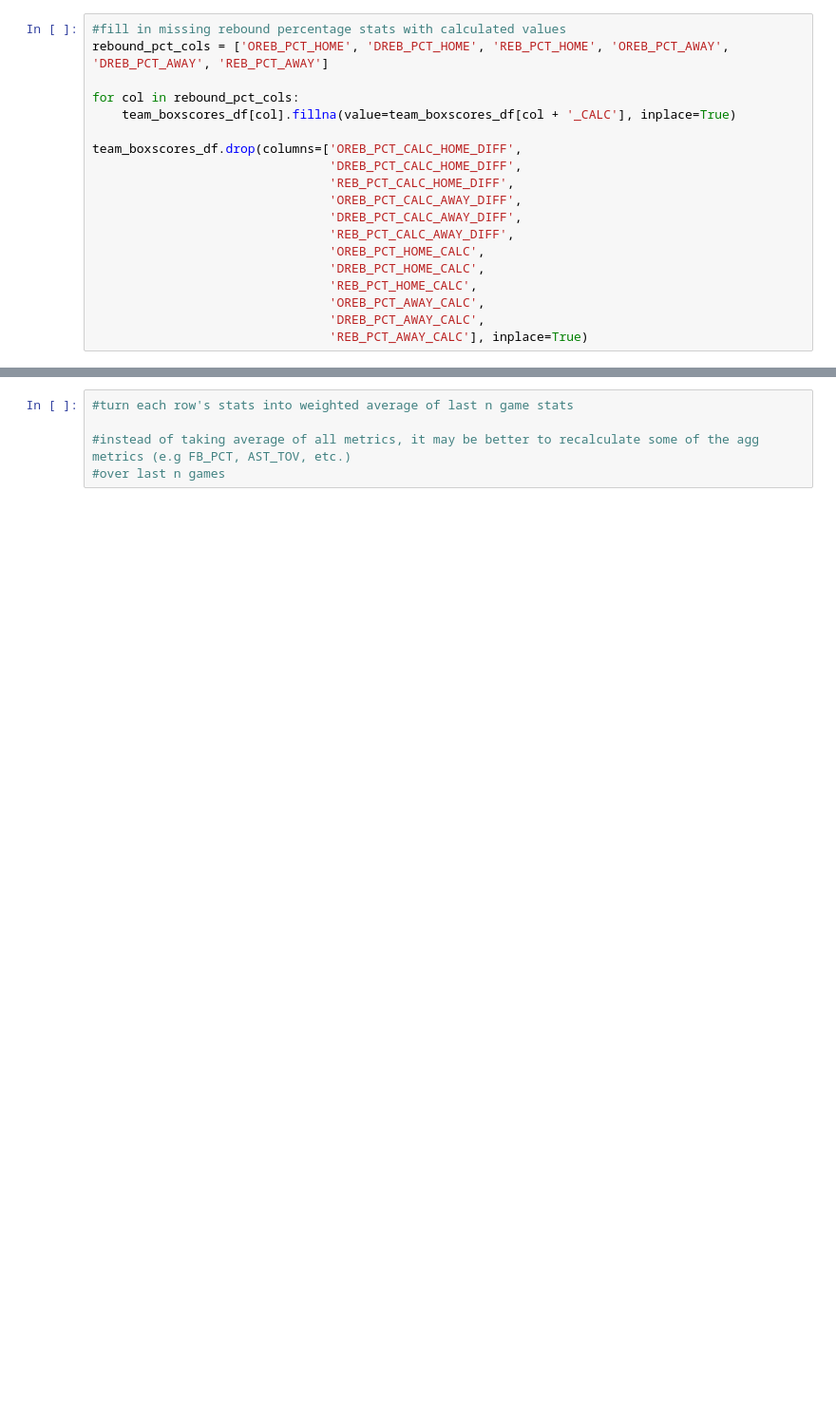
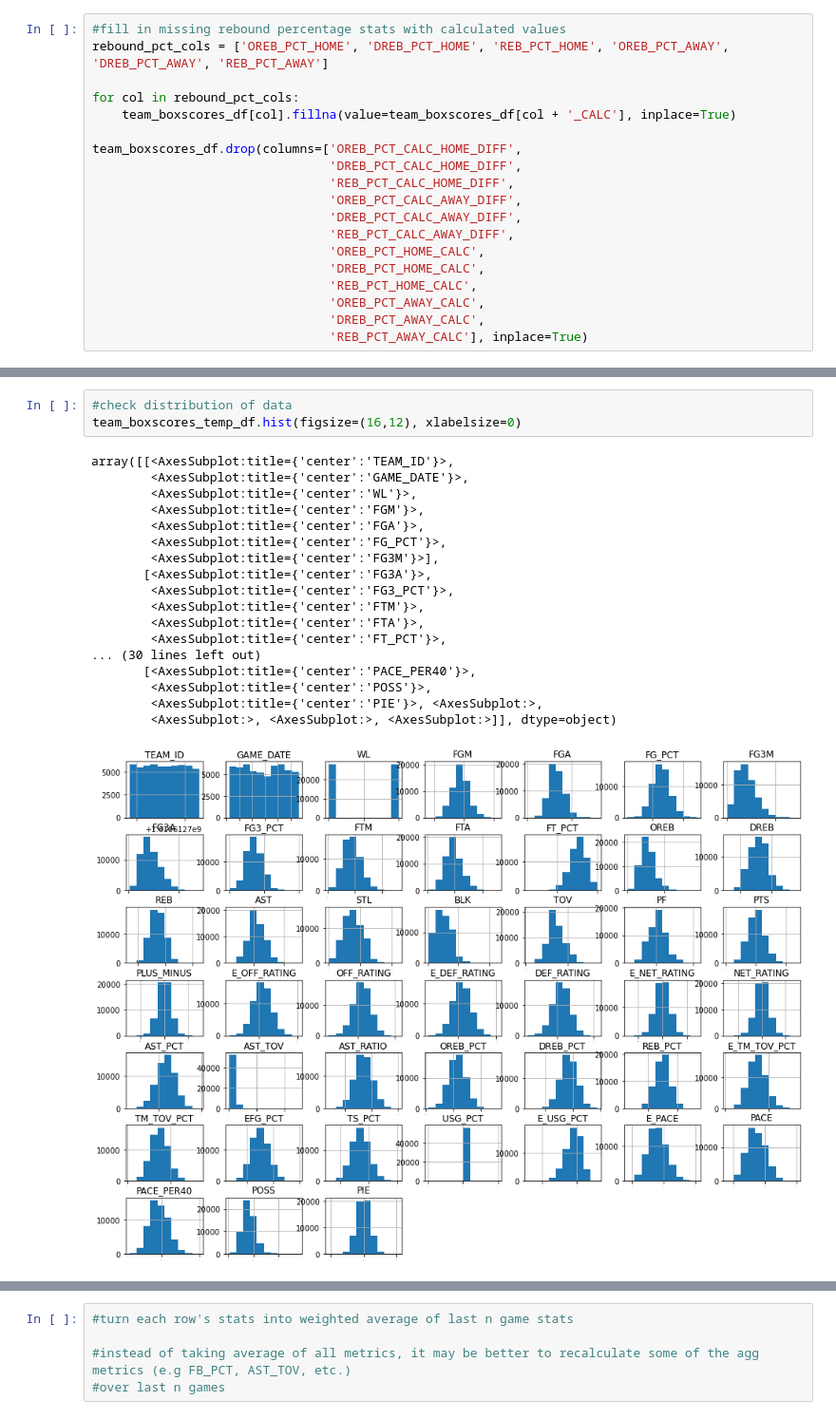
Before and after one commit to jnshzk/nba_beating_the_spread, a Jupyter notebook: data_preprocessing.ipynb, the cells around one changed output, grey strips where cells are left out. Shown: that part at 95% size. Saved outputs shown, nothing was run; the diff lists cells and outputs as text; blank space fills up the shorter version.

```diff
--- a/data_preprocessing.ipynb
+++ b/data_preprocessing.ipynb
@@ -293,3 +241,25 @@ team_boxscores_df.head()
+# %%
+#check distribution of data
+team_boxscores_temp_df.hist(figsize=(16,12), xlabelsize=0)
+# %% [output]
+array([[<AxesSubplot:title={'center':'TEAM_ID'}>,
+        <AxesSubplot:title={'center':'GAME_DATE'}>,
+        <AxesSubplot:title={'center':'WL'}>,
+        <AxesSubplot:title={'center':'FGM'}>,
+        <AxesSubplot:title={'center':'FGA'}>,
+        <AxesSubplot:title={'center':'FG_PCT'}>,
+        <AxesSubplot:title={'center':'FG3M'}>],
+       [<AxesSubplot:title={'center':'FG3A'}>,
+        <AxesSubplot:title={'center':'FG3_PCT'}>,
+        <AxesSubplot:title={'center':'FTM'}>,
+        <AxesSubplot:title={'center':'FTA'}>,
+        <AxesSubplot:title={'center':'FT_PCT'}>,
+... (30 lines left out)
+       [<AxesSubplot:title={'center':'PACE_PER40'}>,
+        <AxesSubplot:title={'center':'POSS'}>,
+        <AxesSubplot:title={'center':'PIE'}>, <AxesSubplot:>,
+        <AxesSubplot:>, <AxesSubplot:>, <AxesSubplot:>]], dtype=object)
+[figure, added]
 # %%
 #turn each row's stats into average of last n games
 n = 20
```
Also changed, not shown: parts of 24 cells of this notebook, 2 other files.
